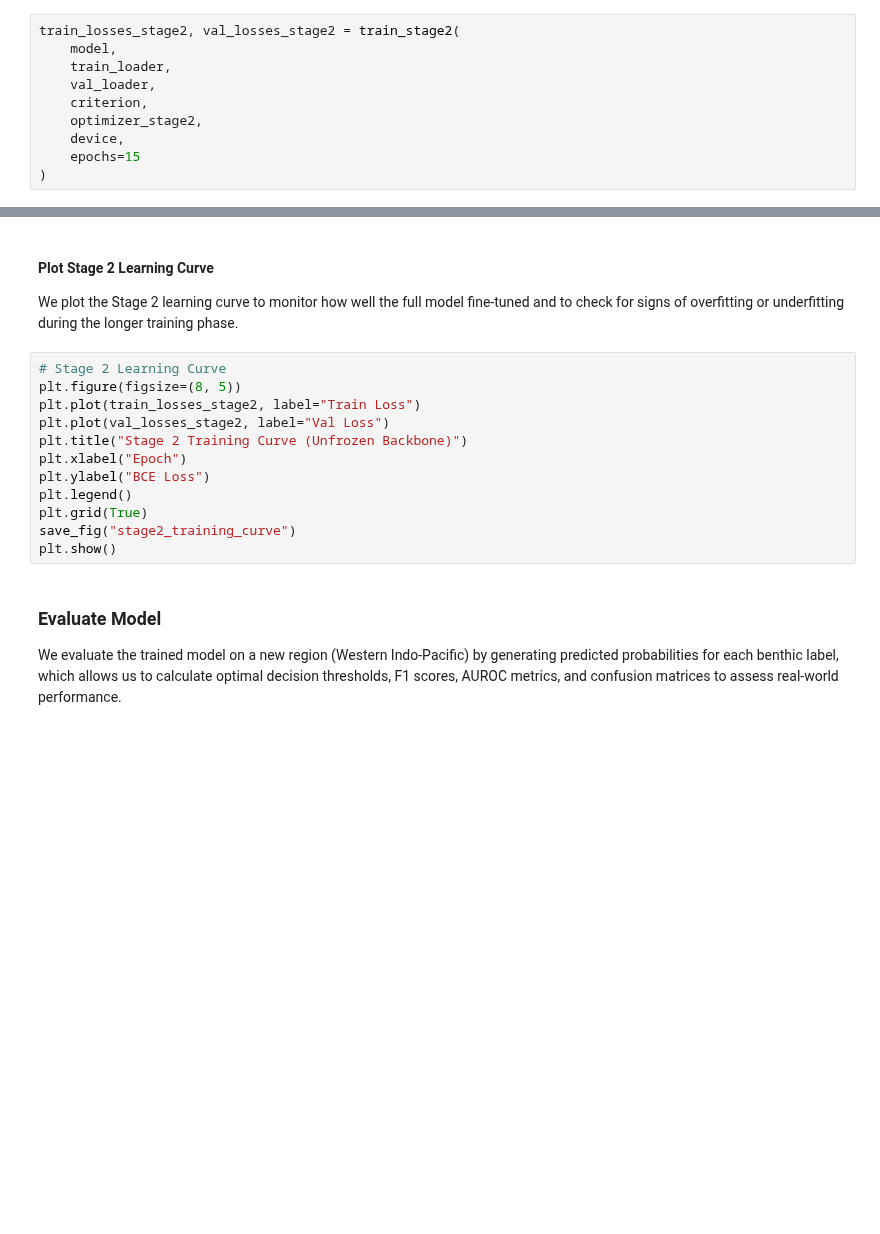
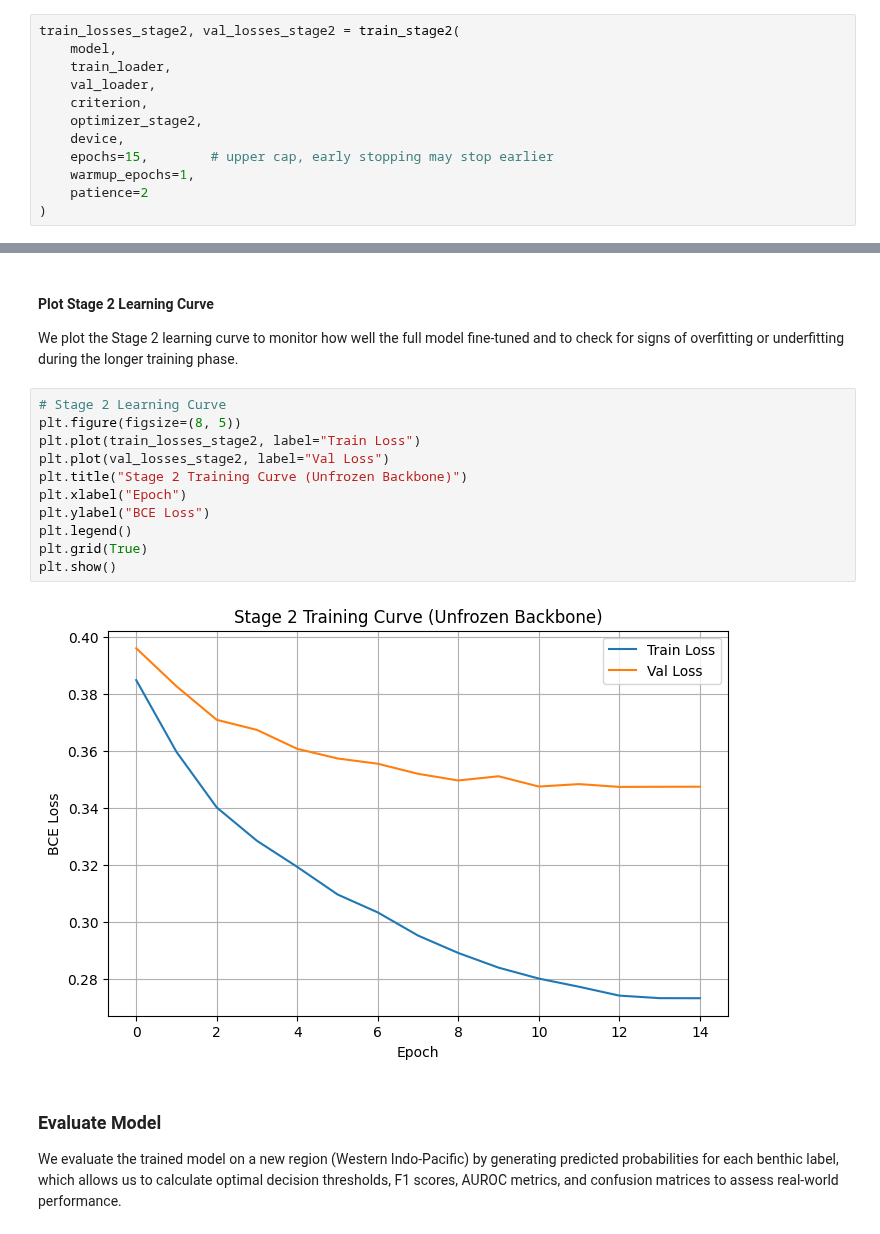
Before and after one commit to seanmcgowanx/coral-reef-classification, a Jupyter notebook: notebooks/viTModel.ipynb, the cells around one changed output, grey strips where cells are left out. Saved outputs shown, nothing was run; the diff lists cells and outputs as text; blank space fills up the shorter version.

Commit message:
Stage 2 training and evaluation

```diff
--- a/notebooks/viTModel.ipynb
+++ b/notebooks/viTModel.ipynb
@@ -451,5 +485,7 @@ train_losses_stage2, val_losses_stage2 = train_stage2(
     criterion,
     optimizer_stage2,
     device,
-    epochs=15
+    epochs=15,        # upper cap, early stopping may stop earlier
+    warmup_epochs=1,
+    patience=2
 )
@@ -459,15 +529,16 @@ We plot the Stage 2 learning curve to monitor how well the full model fine-tuned
 # %%
 # Stage 2 Learning Curve
 plt.figure(figsize=(8, 5))
 plt.plot(train_losses_stage2, label="Train Loss")
 plt.plot(val_losses_stage2, label="Val Loss")
 plt.title("Stage 2 Training Curve (Unfrozen Backbone)")
 plt.xlabel("Epoch")
 plt.ylabel("BCE Loss")
 plt.legend()
 plt.grid(True)
-save_fig("stage2_training_curve")
 plt.show()
+# %% [output]
+[figure, added]
 # %% [markdown]
 ### Evaluate Model
 We evaluate the trained model on a new region (Western Indo-Pacific) by generating predicted probabilities for each benthic label, which allows us to calculate optimal decision thresholds, F1 scores, AUROC metrics, and confusion matrices to assess real-world performance.
```
Also changed, not shown: parts of 13 cells of this notebook.
